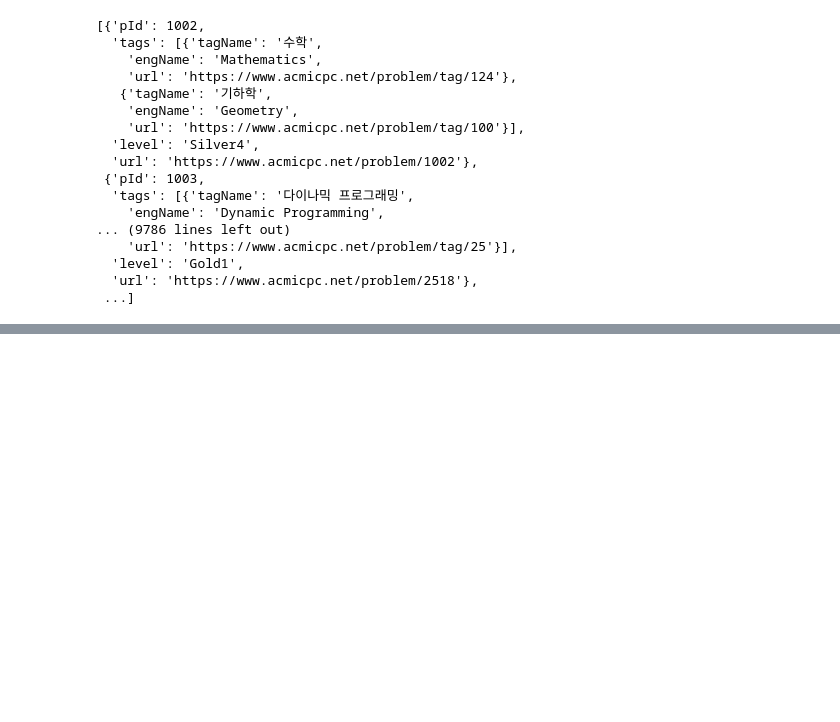
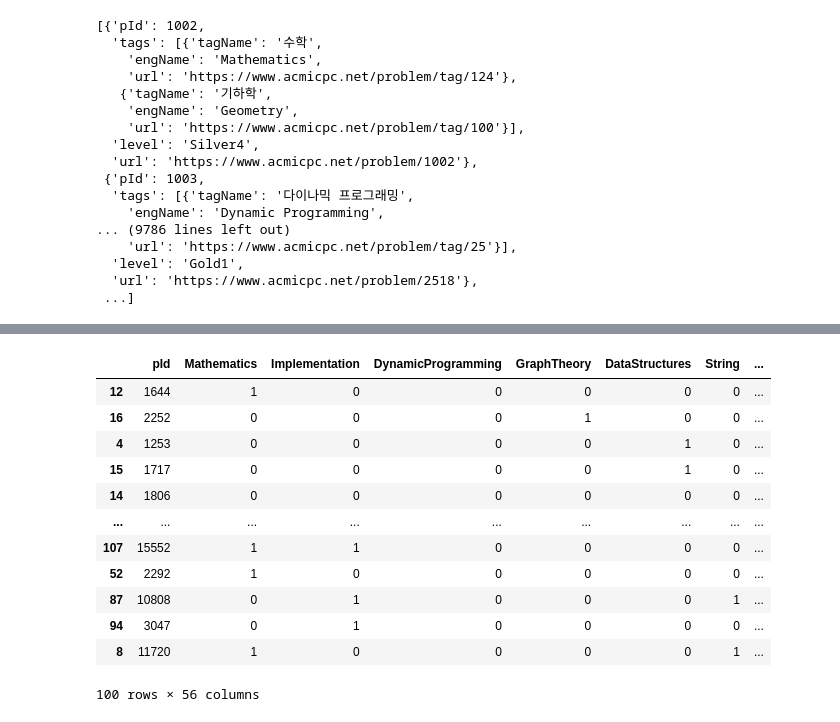
Before and after one commit to PSRecommender/Recommenders, a Jupyter notebook: recommend/createTest.ipynb, the cells around one changed output, grey strips where cells are left out. Cells and saved outputs as stored; diff of their text form; code cells hidden in the pictures; blank space fills up the shorter version.

Commit message:
strong check

```diff
--- a/recommend/createTest.ipynb
+++ b/recommend/createTest.ipynb
@@ -494,0 +613,17 @@ toJson('problemData.json', problemDict)
+# %%
+strong = df.head(100)
+strong
+# %% [output]
+|  | pId | Mathematics | Implementation | DynamicProgramming | GraphTheory | DataStructures | String | ... |
+| 12 | 1644 | 1 | 0 | 0 | 0 | 0 | 0 | ... |
+| 16 | 2252 | 0 | 0 | 0 | 1 | 0 | 0 | ... |
+| 4 | 1253 | 0 | 0 | 0 | 0 | 1 | 0 | ... |
+| 15 | 1717 | 0 | 0 | 0 | 0 | 1 | 0 | ... |
+| 14 | 1806 | 0 | 0 | 0 | 0 | 0 | 0 | ... |
+| ... | ... | ... | ... | ... | ... | ... | ... | ... |
+| 107 | 15552 | 1 | 1 | 0 | 0 | 0 | 0 | ... |
+| 52 | 2292 | 1 | 0 | 0 | 0 | 0 | 0 | ... |
+| 87 | 10808 | 0 | 1 | 0 | 0 | 0 | 1 | ... |
+| 94 | 3047 | 0 | 1 | 0 | 0 | 0 | 0 | ... |
+| 8 | 11720 | 1 | 0 | 0 | 0 | 0 | 1 | ... |
+100 rows × 56 columns
```
Also changed, not shown: parts of 10 cells of this notebook, 1 other file.
